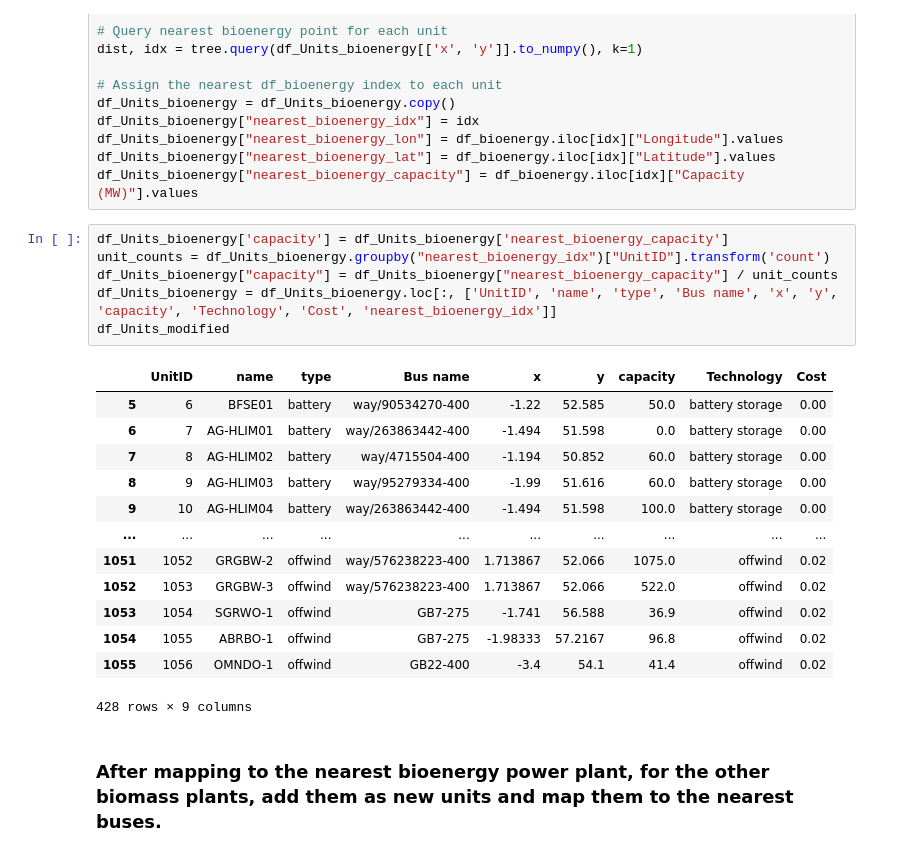
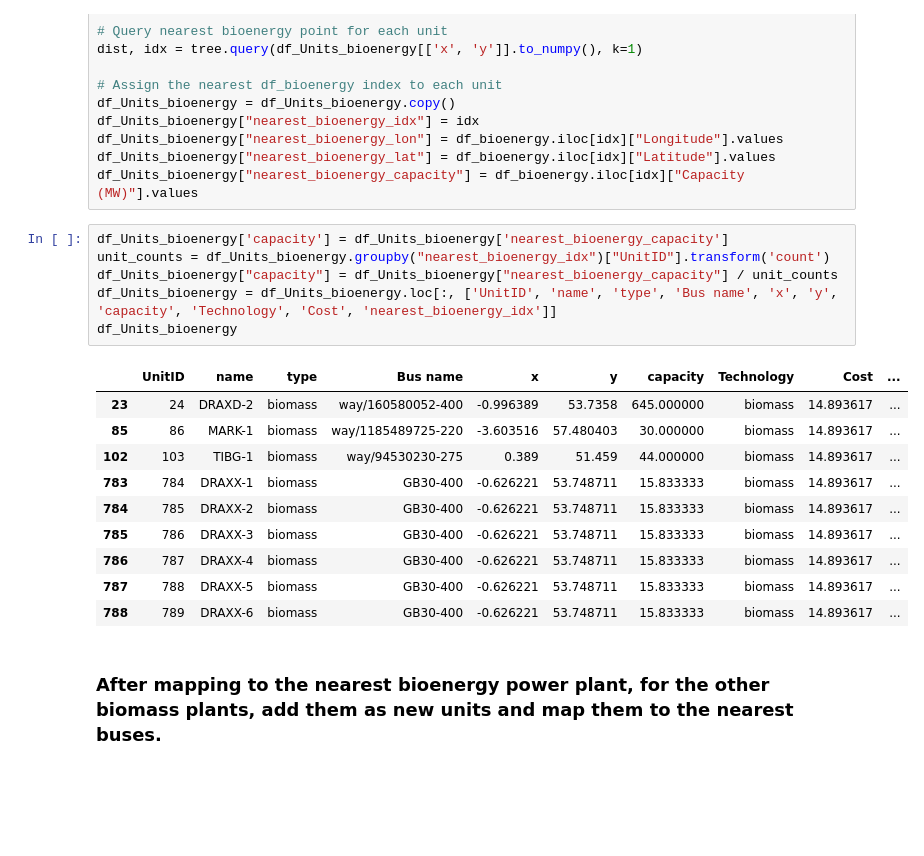
Before and after one commit to zhichuanma/Nature-EV, a Jupyter notebook: data/Units_data_compare/Units_data_compare.ipynb, the cells around one changed output. Cells and saved outputs as stored; diff of their text form; blank space fills up the shorter version.

```diff
--- a/data/Units_data_compare/Units_data_compare.ipynb
+++ b/data/Units_data_compare/Units_data_compare.ipynb
@@ -137,23 +137,20 @@ df_Units_bioenergy["nearest_bioenergy_capacity"] = df_bioenergy.iloc[idx]["Capac
 # %%
 df_Units_bioenergy['capacity'] = df_Units_bioenergy['nearest_bioenergy_capacity']
 unit_counts = df_Units_bioenergy.groupby("nearest_bioenergy_idx")["UnitID"].transform('count')
 df_Units_bioenergy["capacity"] = df_Units_bioenergy["nearest_bioenergy_capacity"] / unit_counts
 df_Units_bioenergy = df_Units_bioenergy.loc[:, ['UnitID', 'name', 'type', 'Bus name', 'x', 'y', 'capacity', 'Technology', 'Cost', 'nearest_bioenergy_idx']]
-df_Units_modified
+df_Units_bioenergy
 # %% [output]
-|  | UnitID | name | type | Bus name | x | y | capacity | Technology | Cost |
-| 5 | 6 | BFSE01 | battery | way/90534270-400 | -1.22 | 52.585 | 50.0 | battery storage | 0.00 |
-| 6 | 7 | AG-HLIM01 | battery | way/263863442-400 | -1.494 | 51.598 | 0.0 | battery storage | 0.00 |
-| 7 | 8 | AG-HLIM02 | battery | way/4715504-400 | -1.194 | 50.852 | 60.0 | battery storage | 0.00 |
-| 8 | 9 | AG-HLIM03 | battery | way/95279334-400 | -1.99 | 51.616 | 60.0 | battery storage | 0.00 |
-| 9 | 10 | AG-HLIM04 | battery | way/263863442-400 | -1.494 | 51.598 | 100.0 | battery storage | 0.00 |
-| ... | ... | ... | ... | ... | ... | ... | ... | ... | ... |
-| 1051 | 1052 | GRGBW-2 | offwind | way/576238223-400 | 1.713867 | 52.066 | 1075.0 | offwind | 0.02 |
-| 1052 | 1053 | GRGBW-3 | offwind | way/576238223-400 | 1.713867 | 52.066 | 522.0 | offwind | 0.02 |
-| 1053 | 1054 | SGRWO-1 | offwind | GB7-275 | -1.741 | 56.588 | 36.9 | offwind | 0.02 |
-| 1054 | 1055 | ABRBO-1 | offwind | GB7-275 | -1.98333 | 57.2167 | 96.8 | offwind | 0.02 |
-| 1055 | 1056 | OMNDO-1 | offwind | GB22-400 | -3.4 | 54.1 | 41.4 | offwind | 0.02 |
+|  | UnitID | name | type | Bus name | x | y | capacity | Technology | Cost | ... |
+| 23 | 24 | DRAXD-2 | biomass | way/160580052-400 | -0.996389 | 53.7358 | 645.000000 | biomass | 14.893617 | ... |
+| 85 | 86 | MARK-1 | biomass | way/1185489725-220 | -3.603516 | 57.480403 | 30.000000 | biomass | 14.893617 | ... |
+| 102 | 103 | TIBG-1 | biomass | way/94530230-275 | 0.389 | 51.459 | 44.000000 | biomass | 14.893617 | ... |
+| 783 | 784 | DRAXX-1 | biomass | GB30-400 | -0.626221 | 53.748711 | 15.833333 | biomass | 14.893617 | ... |
+| 784 | 785 | DRAXX-2 | biomass | GB30-400 | -0.626221 | 53.748711 | 15.833333 | biomass | 14.893617 | ... |
+| 785 | 786 | DRAXX-3 | biomass | GB30-400 | -0.626221 | 53.748711 | 15.833333 | biomass | 14.893617 | ... |
+| 786 | 787 | DRAXX-4 | biomass | GB30-400 | -0.626221 | 53.748711 | 15.833333 | biomass | 14.893617 | ... |
+| 787 | 788 | DRAXX-5 | biomass | GB30-400 | -0.626221 | 53.748711 | 15.833333 | biomass | 14.893617 | ... |
+| 788 | 789 | DRAXX-6 | biomass | GB30-400 | -0.626221 | 53.748711 | 15.833333 | biomass | 14.893617 | ... |
-428 rows × 9 columns
 # %% [markdown]
 ### After mapping to the nearest bioenergy power plant, for the other biomass plants, add them as new units and map them to the nearest buses.
 # %%
```
Also changed, not shown: parts of 2 cells of this notebook, 9 other files.
